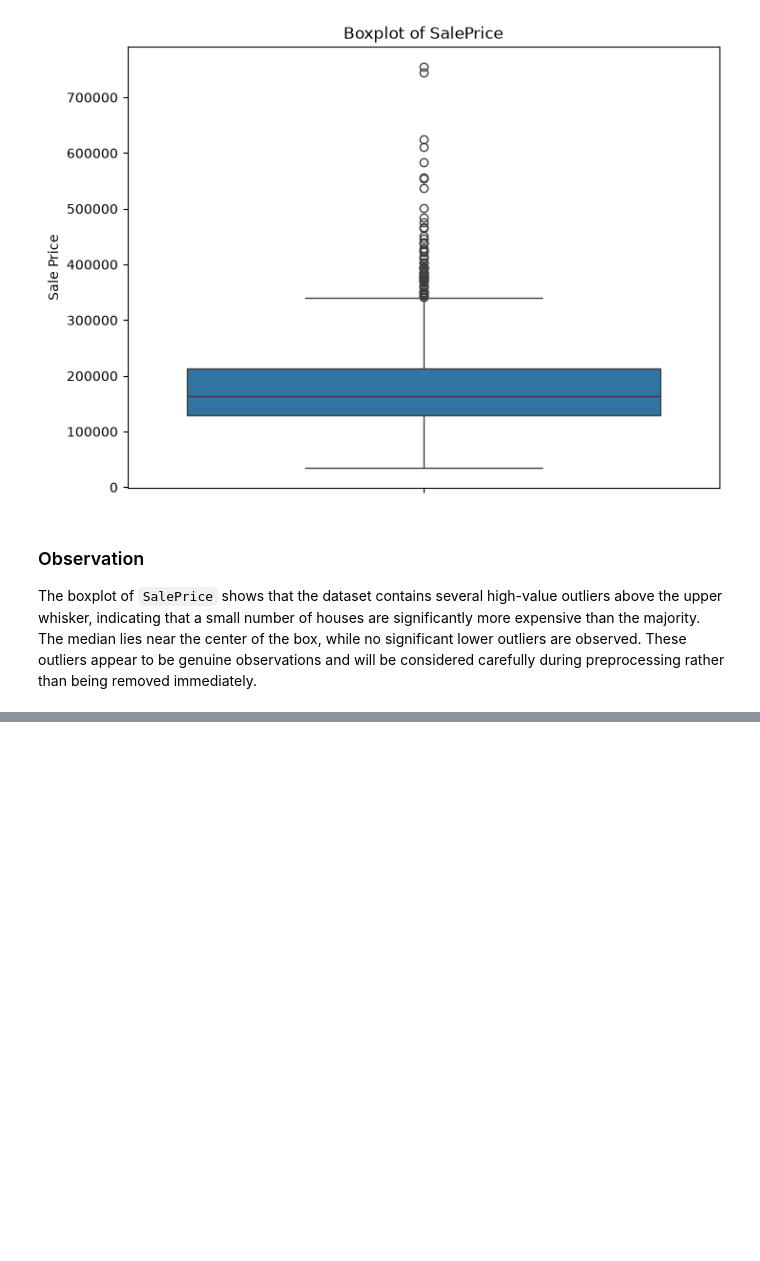
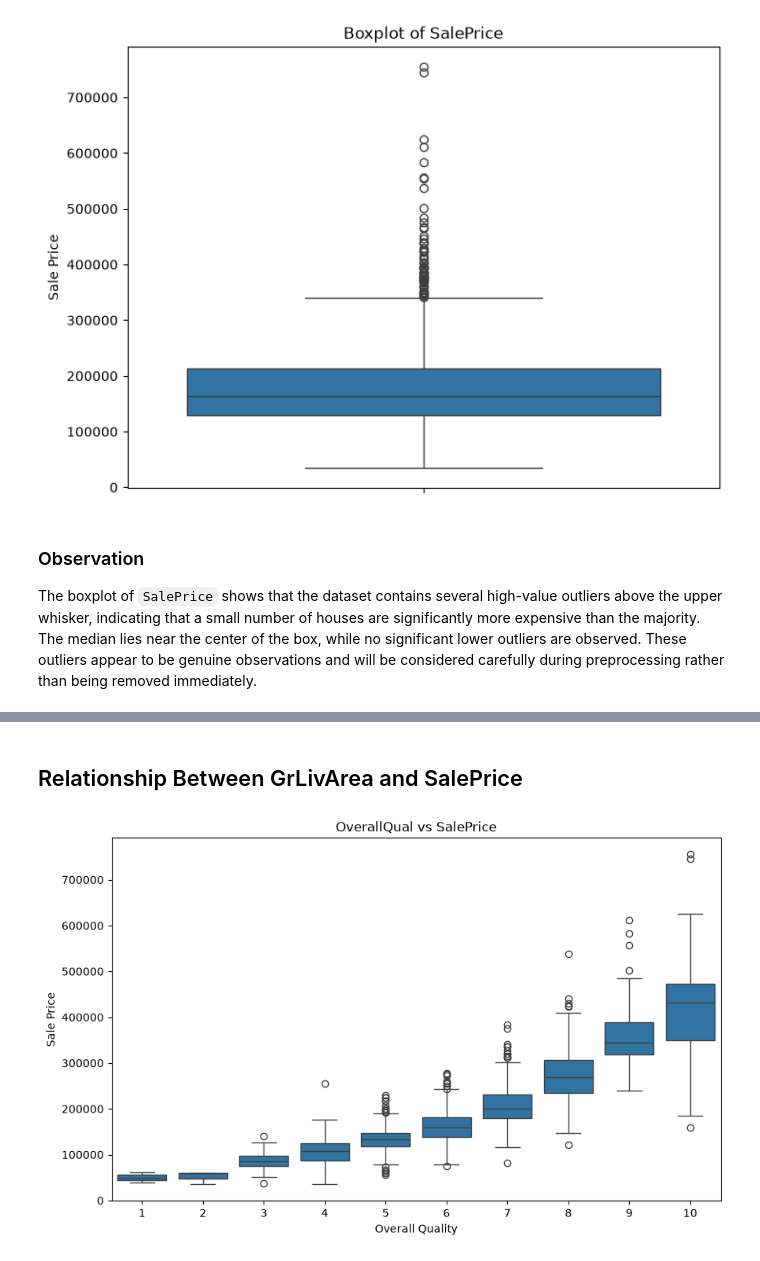
Before and after one commit to Soban-Creator/house-price-prediction, a Jupyter notebook: notebooks/01_eda.ipynb, the cells around one changed output, grey strips where cells are left out. Drawn from its saved outputs; the diff is of its cells as text; code cells hidden in the pictures; blank space fills up the shorter version.

```diff
--- a/notebooks/01_eda.ipynb
+++ b/notebooks/01_eda.ipynb
@@ -368,0 +482,17 @@ The boxplot of `SalePrice` shows that the dataset contains several high-value ou
+# %% [markdown]
+## Relationship Between GrLivArea and SalePrice
+# %%
+plt.figure(figsize=(10, 6))
+
+sns.boxplot(
+    x=df["OverallQual"],
+    y=df["SalePrice"]
+)
+
+plt.title("OverallQual vs SalePrice")
+plt.xlabel("Overall Quality")
+plt.ylabel("Sale Price")
+
+plt.show()
+# %% [output]
+[figure, added]
```
Also changed, not shown: parts of 17 cells of this notebook.
